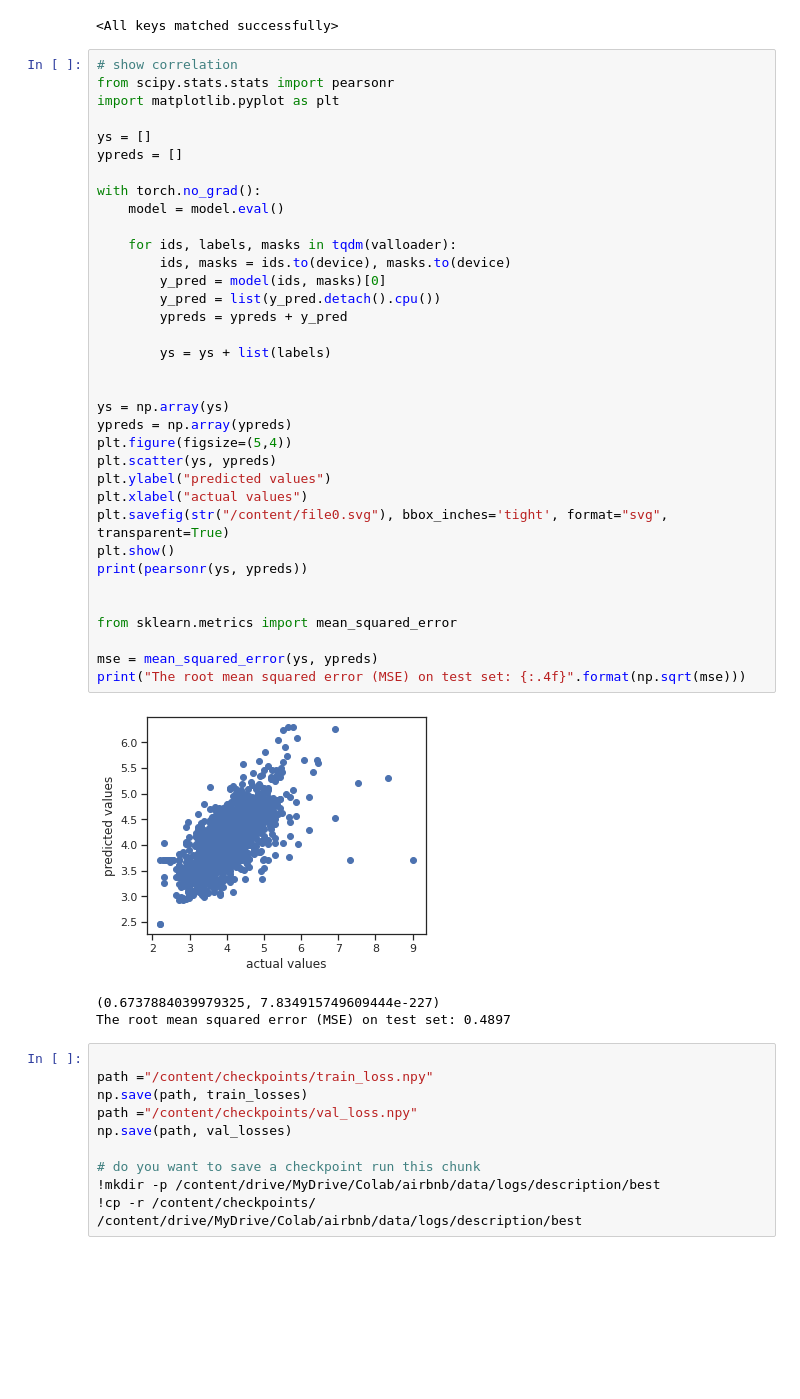
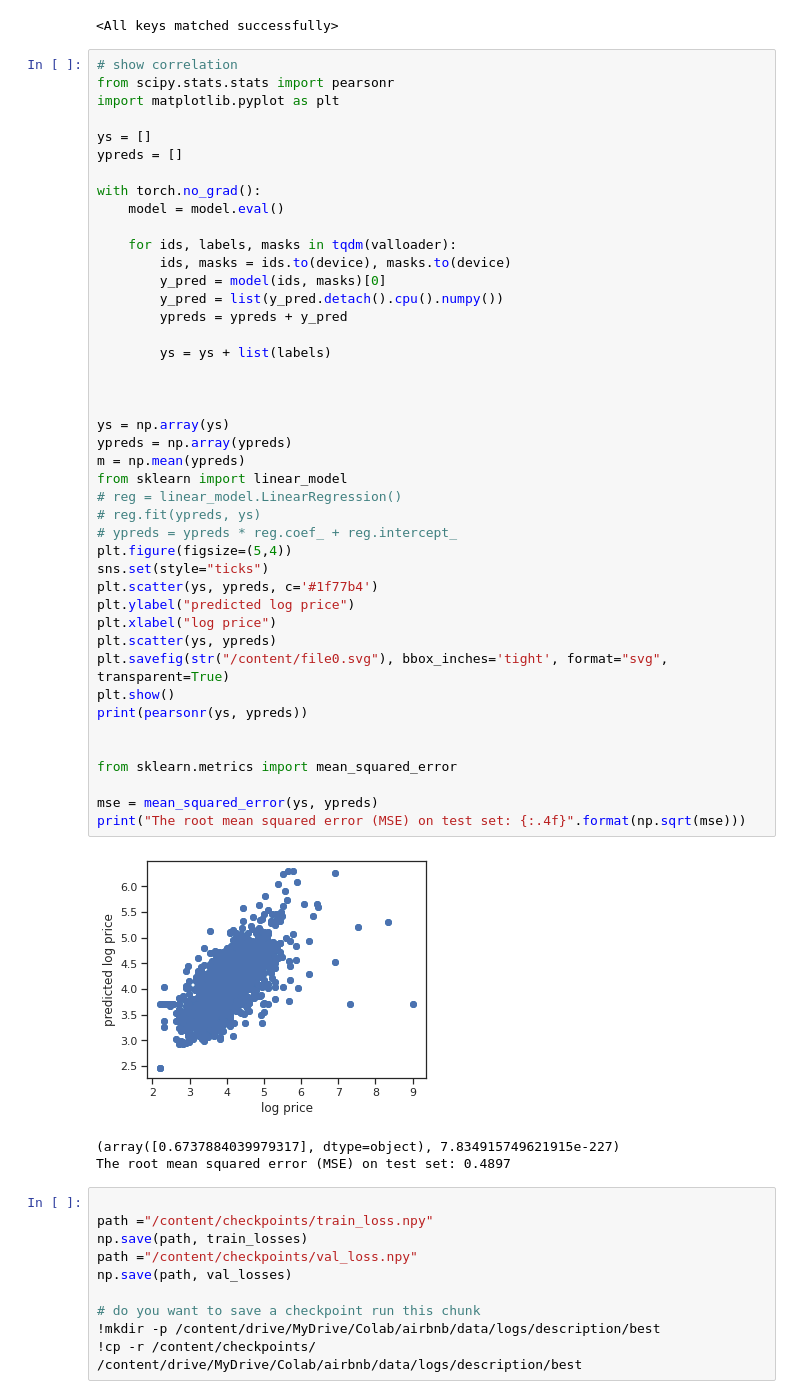
Before and after one commit to dernameistegal/airbnb_price, a Jupyter notebook: model_descriptions.ipynb, the cells around one changed output. Cells and saved outputs as stored; diff of their text form; blank space fills up the shorter version.

```diff
--- a/model_descriptions.ipynb
+++ b/model_descriptions.ipynb
@@ -201,38 +183,46 @@ from scipy.stats.stats import pearsonr
 import matplotlib.pyplot as plt
 
 ys = []
 ypreds = []
 
 with torch.no_grad():
     model = model.eval()
 
     for ids, labels, masks in tqdm(valloader):
         ids, masks = ids.to(device), masks.to(device)
         y_pred = model(ids, masks)[0]
-        y_pred = list(y_pred.detach().cpu())
+        y_pred = list(y_pred.detach().cpu().numpy())
         ypreds = ypreds + y_pred
 
         ys = ys + list(labels)
 
 
+
 ys = np.array(ys)
 ypreds = np.array(ypreds)
+m = np.mean(ypreds)
+from sklearn import linear_model
+# reg = linear_model.LinearRegression()
+# reg.fit(ypreds, ys)
+# ypreds = ypreds * reg.coef_ + reg.intercept_
 plt.figure(figsize=(5,4))
+sns.set(style="ticks")
+plt.scatter(ys, ypreds, c='#1f77b4')
+plt.ylabel("predicted log price")
+plt.xlabel("log price")
 plt.scatter(ys, ypreds)
-plt.ylabel("predicted values")
-plt.xlabel("actual values")
 plt.savefig(str("/content/file0.svg"), bbox_inches='tight', format="svg", transparent=True)
 plt.show()
 print(pearsonr(ys, ypreds))
 
 
 from sklearn.metrics import mean_squared_error
 
 mse = mean_squared_error(ys, ypreds)
 print("The root mean squared error (MSE) on test set: {:.4f}".format(np.sqrt(mse)))
 # %% [output]
-[figure, old version]
+[figure, new version]
-(0.6737884039979325, 7.834915749609444e-227)
+(array([0.6737884039979317], dtype=object), 7.834915749621915e-227)
 The root mean squared error (MSE) on test set: 0.4897
 # %%
 
```
Also changed, not shown: parts of 5 cells of this notebook.
